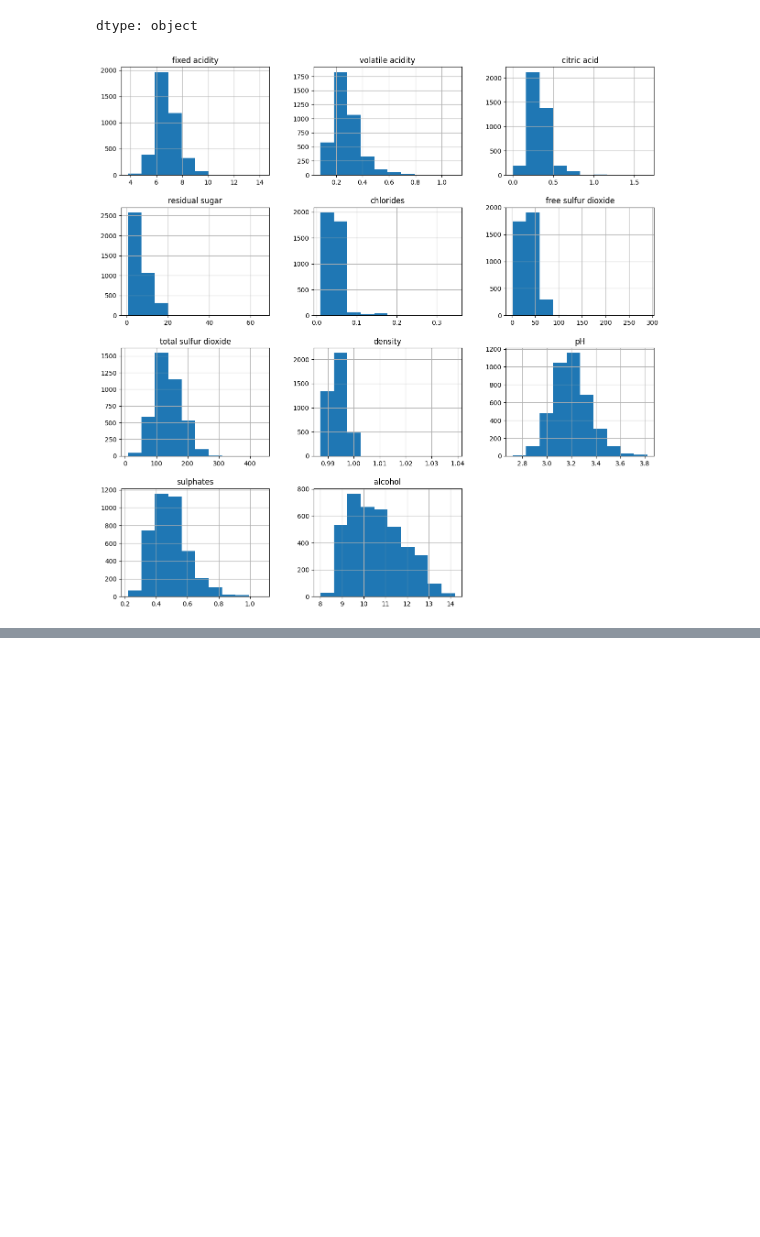
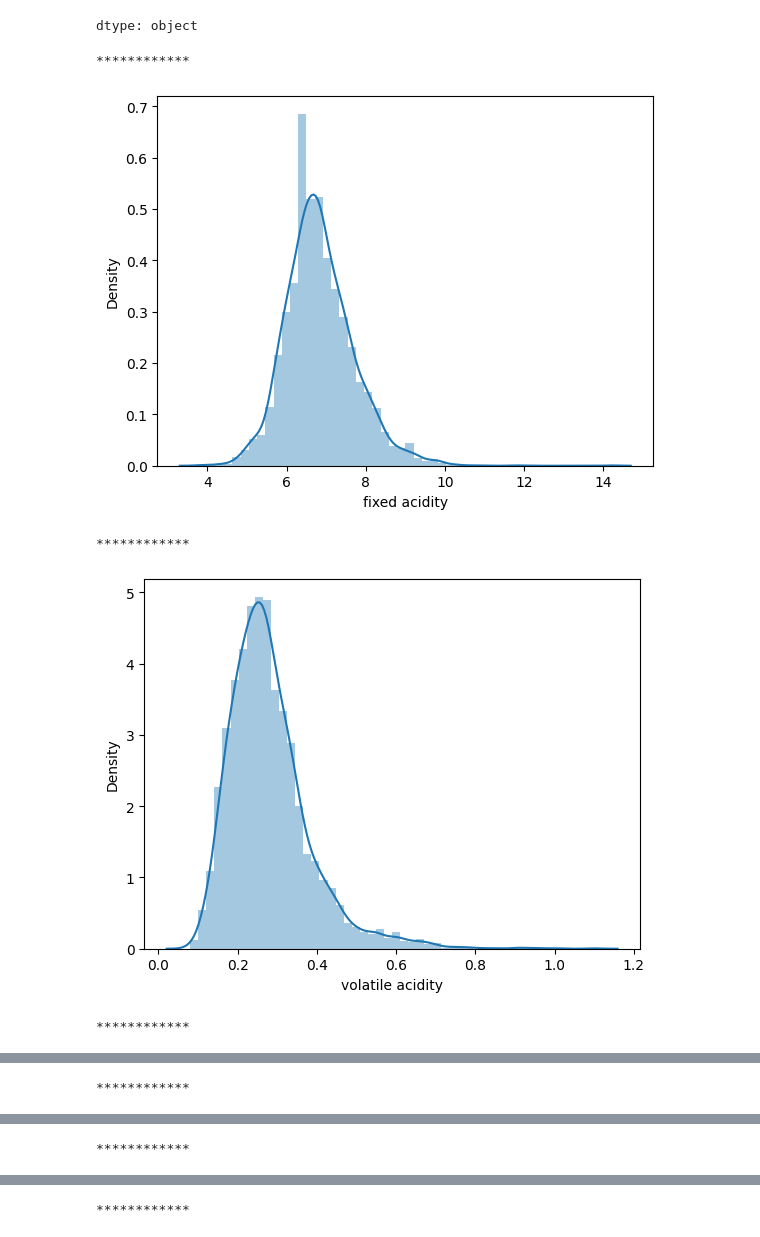
Before and after one commit to KaRtHiK-56/ExploratoryDataAnalysis-Examples, a Jupyter notebook: RedWineEDA.ipynb, the cells around one changed output, grey strips where cells are left out. Drawn from its saved outputs; the diff is of its cells as text; code cells hidden in the pictures; blank space fills up the shorter version.

```diff
--- a/RedWineEDA.ipynb
+++ b/RedWineEDA.ipynb
@@ -199,9 +203,15 @@ df.dtypes
 dtype: object
 # %%
 #seeing the distributions of the dataset
-df[['fixed acidity', 'volatile acidity', 'citric acid', 'residual sugar',
+for i in df[['fixed acidity', 'volatile acidity', 'citric acid', 'residual sugar',
        'chlorides', 'free sulfur dioxide', 'total sulfur dioxide', 'density',
-       'pH', 'sulphates', 'alcohol']].hist(figsize=(15,15))
-plt.show()
+       'pH', 'sulphates', 'alcohol']]:
+  sns.distplot(df[i])
+  print("************")
+  plt.show()
 # %% [output]
+************
-[figure, old version]
+[figure, new version]
+************
+[figure, added]
+************
@@ -207,0 +219 @@ plt.show()
+************
@@ -207,0 +221 @@ plt.show()
+************
@@ -207,0 +223 @@ plt.show()
+************
```
Also changed, not shown: parts of 29 cells of this notebook.
